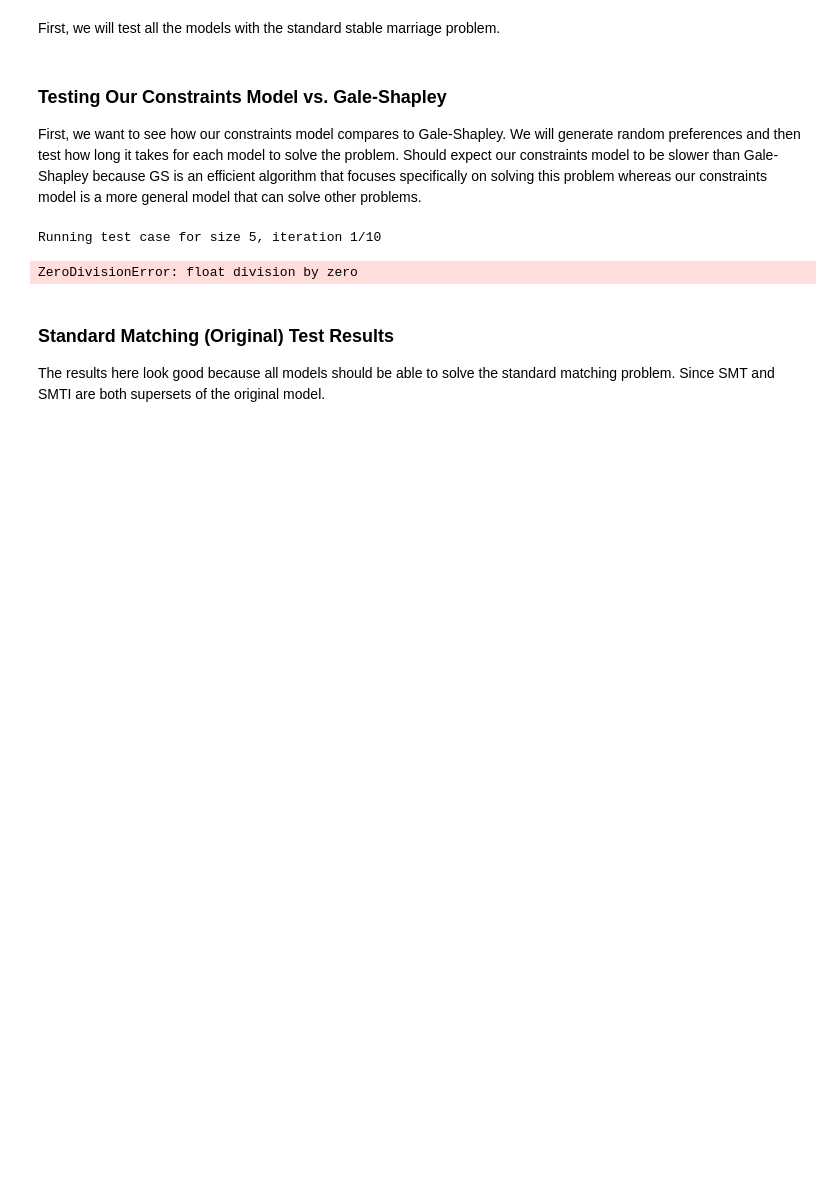
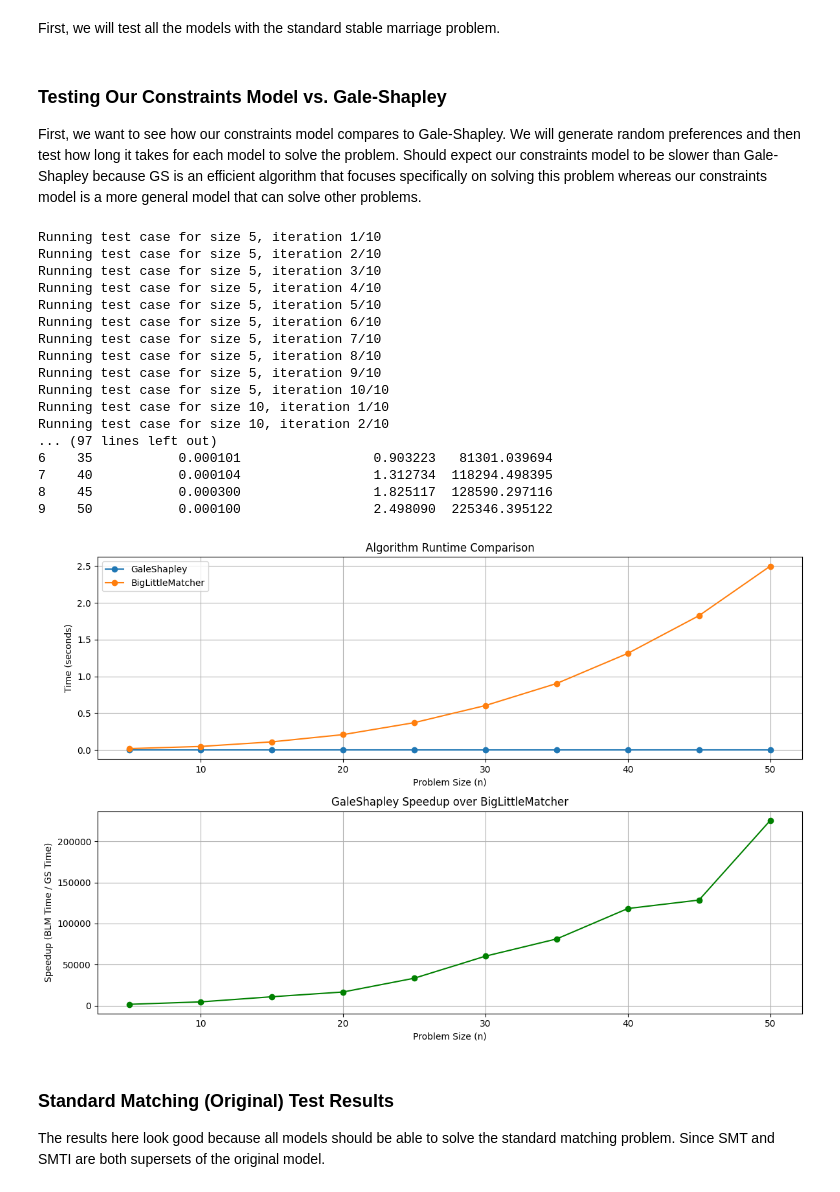
Before and after one commit to zoramardjoko/big-little-solver, a Jupyter notebook: tests.ipynb, the cells around one changed output. Drawn from its saved outputs; the diff is of its cells as text; code cells hidden in the pictures; blank space fills up the shorter version.

```diff
--- a/tests.ipynb
+++ b/tests.ipynb
@@ -82,13 +87,6 @@ def generate_sm_test(build_model_func="build_model", size=10):
 
 First, we want to see how our constraints model compares to Gale-Shapley. We will generate random preferences and then test how long it takes for each model to solve the problem. Should expect our constraints model to be slower than Gale-Shapley because GS is an efficient algorithm that focuses specifically on solving this problem whereas our constraints model is a more general model that can solve other problems.
 # %%
-import random
-import time
-import pandas as pd
-import matplotlib.pyplot as plt
-from galeshapely import GaleShapley
-from biglittlematcher import BigLittleMatcher
-
 def generate_random_preferences(n_bigs, n_littles):
     """Generate random preferences for bigs and littles."""
     # bigs = {f'B{i}': {} for i in range(n_bigs)}
@@ -209,7 +207,7 @@ for size in sizes:
         results['size'].append(size)
         results['gale_shapley_time'].append(gs_time)
         results['big_little_matcher_time'].append(blm_time)
-        results['speedup'].append(blm_time / gs_time)
+        results['speedup'].append(blm_time / (gs_time+ 0.00001))
 
 # Convert to DataFrame for analysis
 df = pd.DataFrame(results)
@@ -219,31 +217,47 @@ avg_results = df.groupby('size').mean().reset_index()
 
 # Print results
 print("\nAverage Results by Size:")
 print(avg_results)
 
 # Plot results
 plt.figure(figsize=(12, 8))
 
 # Time comparison
 plt.subplot(2, 1, 1)
 plt.plot(avg_results['size'], avg_results['gale_shapley_time'], 'o-', label='GaleShapley')
 plt.plot(avg_results['size'], avg_results['big_little_matcher_time'], 'o-', label='BigLittleMatcher')
 plt.xlabel('Problem Size (n)')
 plt.ylabel('Time (seconds)')
 plt.title('Algorithm Runtime Comparison')
 plt.legend()
 plt.grid(True)
 
 # Speedup
 plt.subplot(2, 1, 2)
 plt.plot(avg_results['size'], avg_results['speedup'], 'o-', color='green')
 plt.xlabel('Problem Size (n)')
 plt.ylabel('Speedup (BLM Time / GS Time)')
 plt.title('GaleShapley Speedup over BigLittleMatcher')
 plt.grid(True)
 
 plt.tight_layout()
 plt.show()
 # %% [output]
 Running test case for size 5, iteration 1/10
+Running test case for size 5, iteration 2/10
+Running test case for size 5, iteration 3/10
+Running test case for size 5, iteration 4/10
+Running test case for size 5, iteration 5/10
+Running test case for size 5, iteration 6/10
+Running test case for size 5, iteration 7/10
+Running test case for size 5, iteration 8/10
+Running test case for size 5, iteration 9/10
+Running test case for size 5, iteration 10/10
+Running test case for size 10, iteration 1/10
+Running test case for size 10, iteration 2/10
+... (97 lines left out)
+6    35           0.000101                 0.903223   81301.039694
+7    40           0.000104                 1.312734  118294.498395
+8    45           0.000300                 1.825117  128590.297116
+9    50           0.000100                 2.498090  225346.395122
-ZeroDivisionError: float division by zero
+[figure, added]
```
Also changed, not shown: parts of 10 cells of this notebook, 2 other files.
